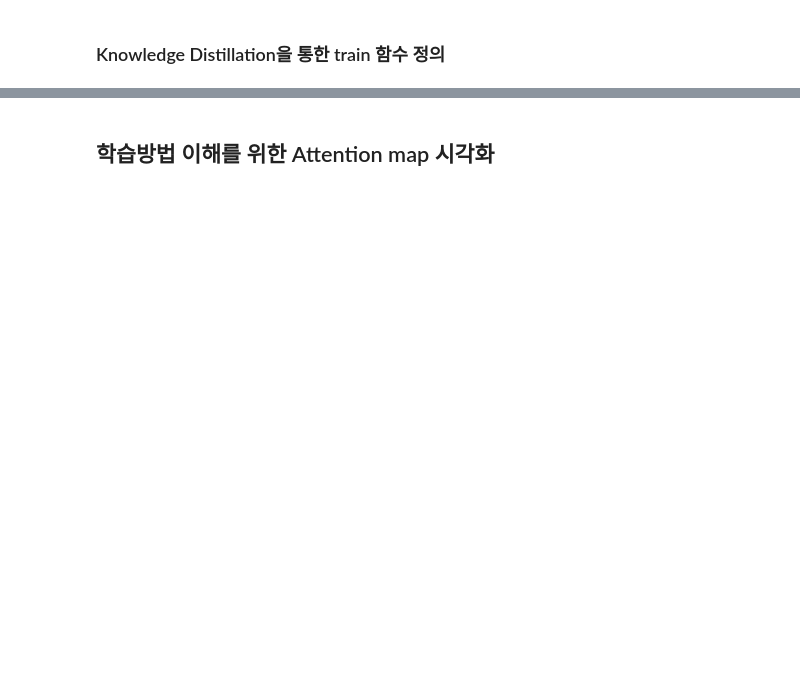
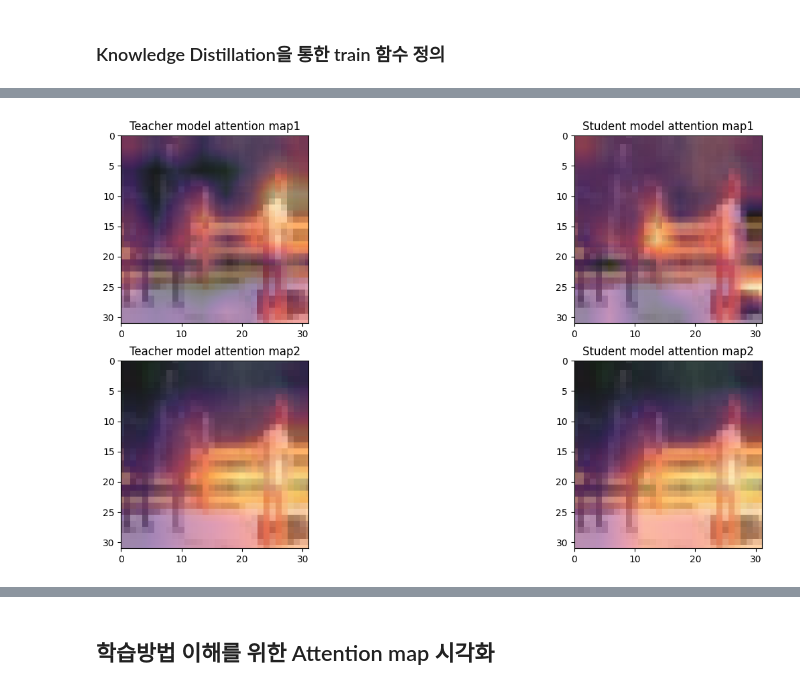
Before and after one commit to jwk1121/JuWon, a Jupyter notebook: docs/DL/posts/Feature_Based_Knowledge_Practice.ipynb, the cells around one changed output, grey strips where cells are left out. Cells and saved outputs as stored; diff of their text form; code cells hidden in the pictures; blank space fills up the shorter version.

```diff
--- a/docs/DL/posts/Feature_Based_Knowledge_Practice.ipynb
+++ b/docs/DL/posts/Feature_Based_Knowledge_Practice.ipynb
@@ -445,5 +495,5 @@ torch.cuda.manual_seed(0)
 torch.cuda.manual_seed_all(0)
 
 S_model1 = student_CNN()
-Distillation_train(T_model, S_model1, train_loader, test_loader, epochs= 50, file_name = 'student_cnn_distillation1.pth', alpha = 0.1)
+Distillation_train(T_model, S_model1, train_loader, test_loader, epochs= 50, file_name = 'student_cnn_distillation1.pth', alpha = 15)
 # %% [output]
@@ -455,3 +505,7 @@ Epoch: 50, Train_Loss: 2913210.2852, Test acc: 0.7680, Epoch_time: 61.2874
+# %%
+draw_att(T_model, S_model1,test_loader)
+# %% [output]
+[figure, added]
 # %%
 torch.manual_seed(0)
 torch.cuda.manual_seed(0)
```
Also changed, not shown: parts of 23 cells of this notebook, 14 other files.
